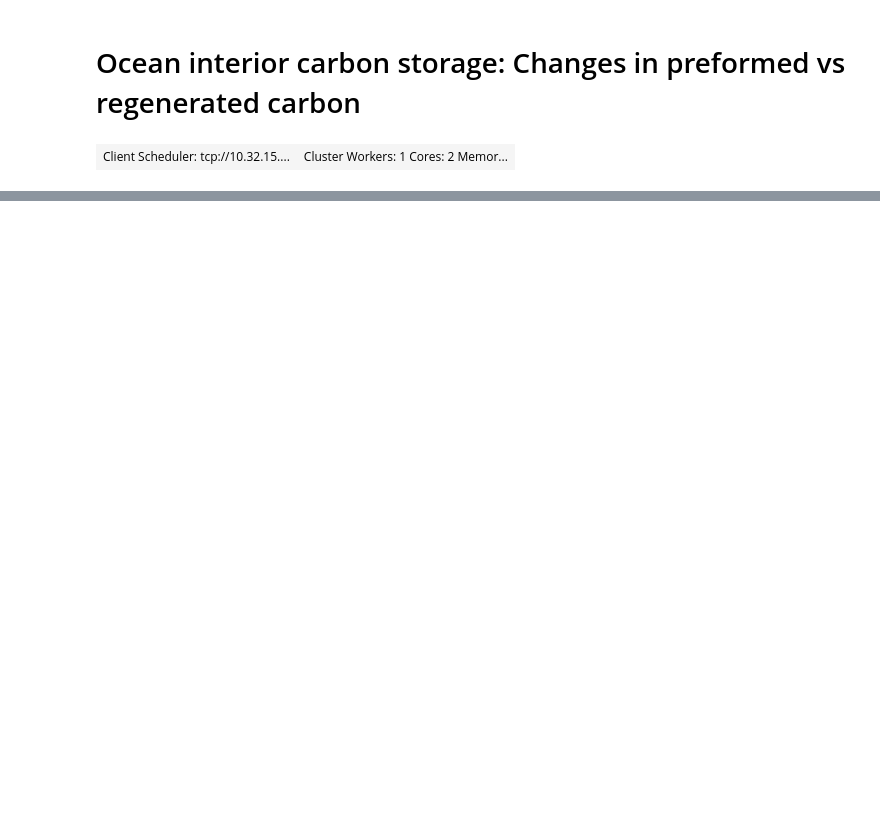
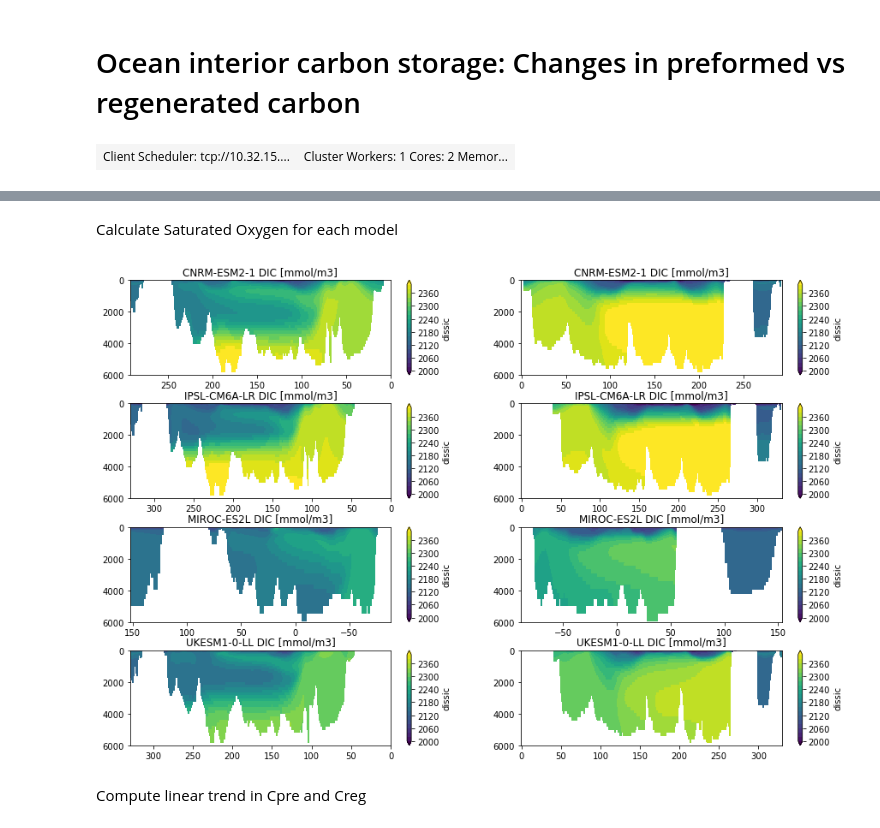
Before and after one commit to mara-freilich/cmip6hack-ocean-bgc, a Jupyter notebook: notebooks/jml_dissic_prereg_allmodels.ipynb, the cells around one changed output, grey strips where cells are left out. Saved outputs shown, nothing was run; the diff lists cells and outputs as text; code cells hidden in the pictures; blank space fills up the shorter version.

Commit message:
Plot model sections of Cpre and Creg for selected models

```diff
--- a/notebooks/jml_dissic_prereg_allmodels.ipynb
+++ b/notebooks/jml_dissic_prereg_allmodels.ipynb
@@ -40,7 +96,7 @@ def calc_o2sat_gsw(practical_salinity,potential_temperature,latitude,longitude,p
 if util.is_ncar_host():
     col = intake.open_esm_datastore("../catalogs/glade-cmip6.json")
 else:
-    col = intake.open_esm_datastore("../catalogs/pangeo-cmip6.json")
+    col = intake.open_esm_datastore("../catalogs/pangeo-cmip6_update_2019_10_18.json")
 # %%
 import pprint
 uni_dict = col.unique(['source_id', 'experiment_id', 'table_id'])
@@ -73,9 +111,7 @@ for experiment_id in ['historical']:
     cat = col.search(**query)
     models = models.intersection({model for model in cat.df.source_id.unique().tolist()})
 
-# for oxygen, ensure the CESM2 models are not included (oxygen was erroneously submitted to the archive)
-# UKESM has an issue with the attributes
-models = models - {'CESM2-WACCM', 'CESM2'}
+models=models-{'CanESM5','CESM2-WACCM','AWI-CM-1-1-MR'}
 models = list(models)
 models
 # %% [output]
@@ -132,0 +217,43 @@ data_dict_thk
+# %% [markdown]
+Calculate Saturated Oxygen for each model
+# %%
+for model in bgcdata_dict.keys():
+    bgcdata_dict[model]['gsw_o2sat']=calc_o2sat_gsw(sdata_dict[model]['so'],
+                                                    tdata_dict[model]['thetao'],
+                                                    bgcdata_dict[model]['lat'],
+                                                    bgcdata_dict[model]['lon'],
+                                                    bgcdata_dict[model]['lev'])
+    bgcdata_dict[model]['aou']=bgcdata_dict[model]['gsw_o2sat']-bgcdata_dict[model]['o2']
+    bgcdata_dict[model]['creg']=bgcdata_dict[model]['aou']*(117/170)
+    bgcdata_dict[model]['cpre']=bgcdata_dict[model]['dissic']-(bgcdata_dict[model]['aou']*(117/170))
+
+# Force computation here, for efficiency when plotting later?
+# %%
+import matplotlib.pyplot as plt
+
+fig, axes = plt.subplots(ncols=2, nrows=4,figsize=[15, 10])
+A = 0
+for model in bgcdata_dict.keys():
+    if A==2:
+        # This model is half Arctic!!
+        xlocp=140
+        xloca=275
+    else:
+        xlocp=125
+        xloca=255
+    (bgcdata_dict[model].dissic.isel(time=slice(-13,-1)).mean('time').isel(x=xloca)*1e3).plot(ax=axes[A,0],levels=np.arange(2000,2420,20),cmap='viridis',extend="both")
+    (bgcdata_dict[model].dissic.isel(time=slice(-13,-1)).mean('time').isel(x=xlocp)*1e3).plot(ax=axes[A,1],levels=np.arange(2000,2420,20),cmap='viridis',extend="both")
+    axes[A,0].set_title(model+" DIC [mmol/m3]")
+    axes[A,0].set_xlim(bgcdata_dict[model].dissic.y.max(),bgcdata_dict[model].dissic.y.min())
+    axes[A,0].set_ylim(6000,0)
+    axes[A,0].set_xlabel("")
+    axes[A,0].set_ylabel("")
+
+    axes[A,1].set_title(model+" DIC [mmol/m3]")
+    axes[A,1].set_ylim(6000,0)
+    axes[A,1].set_xlabel("")
+    axes[A,1].set_ylabel("")
+    A +=1
+plt.subplots_adjust(hspace=0.3)
+# %% [output]
+[figure, added]
@@ -132,0 +310,2 @@ data_dict_thk
+# %% [markdown]
+Compute linear trend in Cpre and Creg
```
Also changed, not shown: parts of 13 cells of this notebook.
